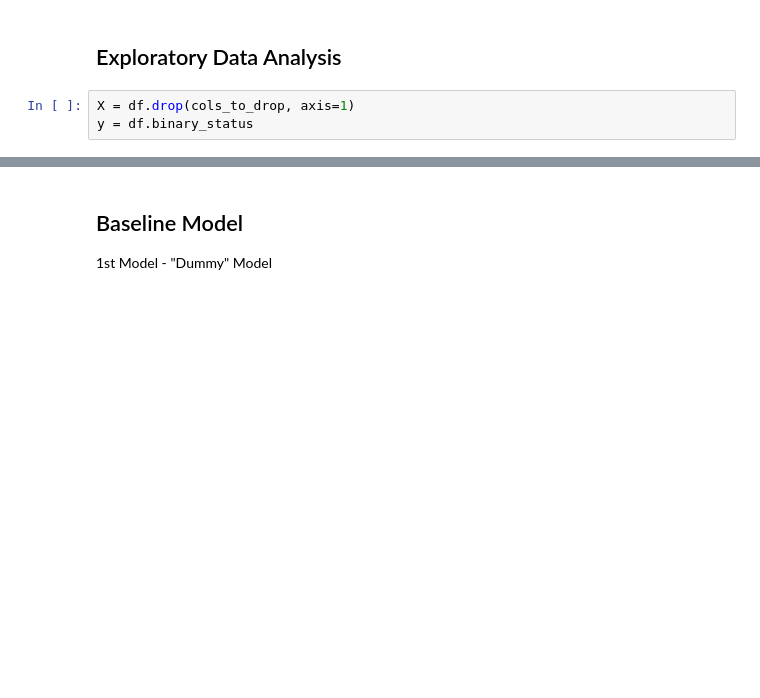
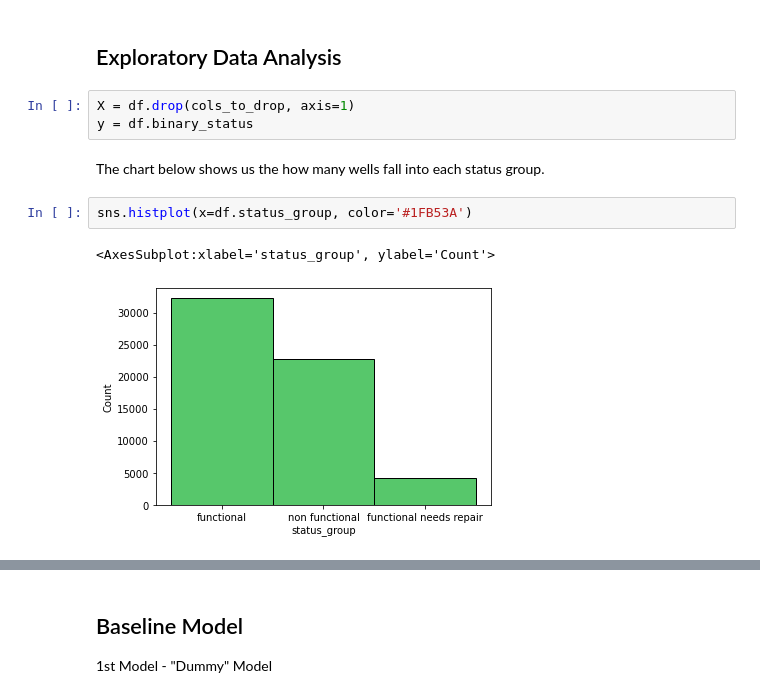
Before and after one commit to fetterollie/Tanzanian-Water-Wells, a Jupyter notebook: main/index.ipynb, the cells around one changed output, grey strips where cells are left out. Cells and saved outputs as stored; diff of their text form; blank space fills up the shorter version.

```diff
--- a/main/index.ipynb
+++ b/main/index.ipynb
@@ -654,3 +672,10 @@ df['binary_status'] = df['status_group'].replace({'non functional':'needs repair
 # %%
 X = df.drop(cols_to_drop, axis=1)
 y = df.binary_status
+# %% [markdown]
+The chart below shows us the how many wells fall into each status group.
+# %%
+sns.histplot(x=df.status_group, color='#1FB53A')
+# %% [output]
+<AxesSubplot:xlabel='status_group', ylabel='Count'>
+[figure, added]
```
Also changed, not shown: parts of 44 cells of this notebook.
